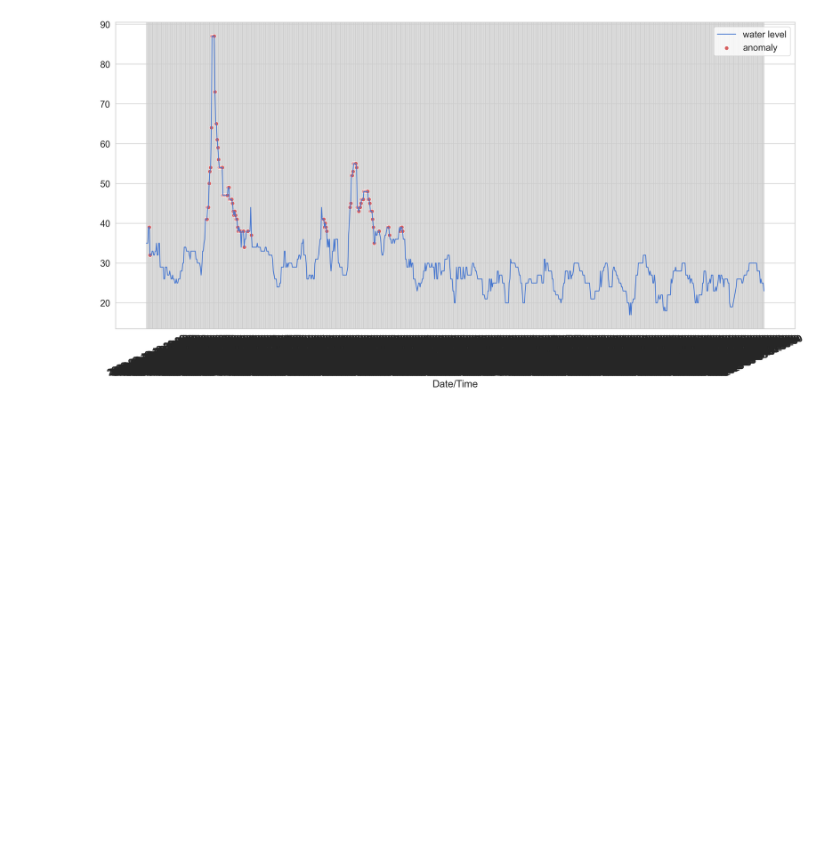
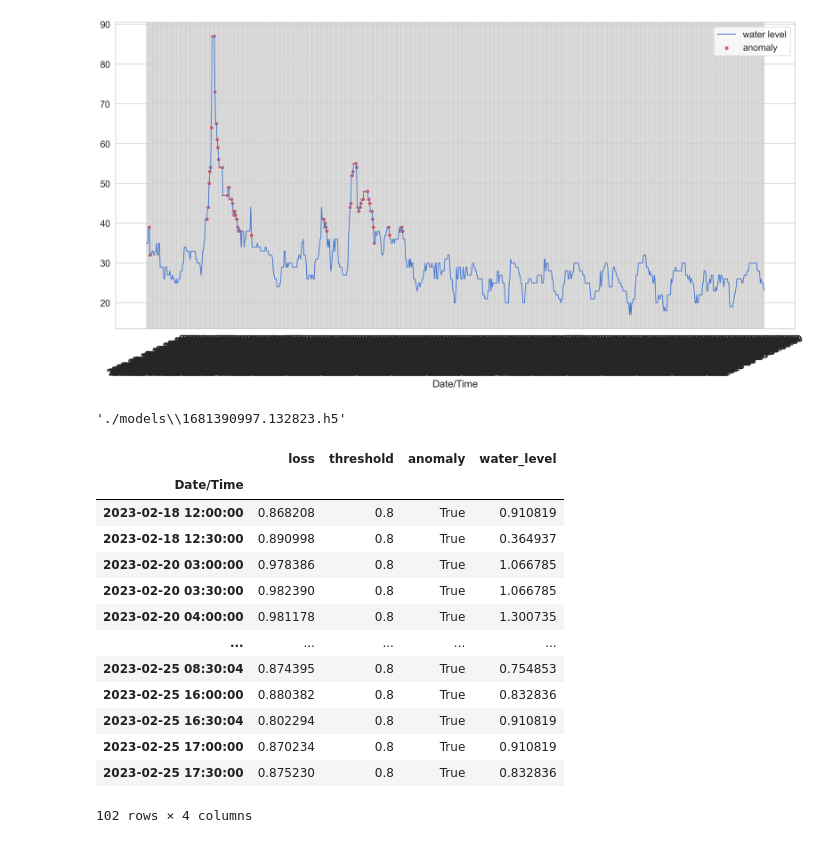
Before and after one commit to IVL-Research/lia-outlier-detection, a Jupyter notebook: lstm.ipynb, the cells around one changed output. Saved outputs shown, nothing was run; the diff lists cells and outputs as text; code cells hidden in the pictures; blank space fills up the shorter version.

Commit message:
Working on implementing the model to the plotting code

```diff
--- a/lstm.ipynb
+++ b/lstm.ipynb
@@ -86,7 +88,7 @@ def plot_training_loss(trained_model):
     plt.plot(trained_model.history.history["val_loss"], label="test")
     plt.legend()
 
-def predict(model, X):  # Varför en predict på data vi tränat på?
+def predict(model, X):  # Sämsta funktionen någonsin. :)
     return model.predict(X)
 
 def mae_loss(X_pred, X):
@@ -96,7 +98,7 @@ def plot_mae_loss(mae_loss):
     sns.distplot(mae_loss, bins=50, kde=True)
 
 
-def create_test_score_df(test, time_steps, mae_loss, threshold, column):
+def create_test_score_df(test, time_steps, mae_loss, threshold, column):  # Do another without time steps?
     test_score_df = pd.DataFrame(index=test[time_steps:].index)
     test_score_df["loss"] = mae_loss
     test_score_df["threshold"] = threshold
@@ -135,5 +137,17 @@ def scatter_anomalies(anomaly_df, scaler):
     s=52,
     label="anomaly")
 
-def save_model():
-    pass
+def load_model():
+    model_dir = "./models"
+    model_files = glob.glob(os.path.join(model_dir, "*.h5"))
+    model_files.sort(key=os.path.getctime, reverse=True)
+    latest_model_file = model_files[0]
+    loaded_model = keras.saving.load_model(latest_model_file)
+    return loaded_model
+
+def save_model(model):
+    # Ska alla modeller sparas, eller bara den senaste modellen? Och som .h5?
+    dt = datetime.datetime.now()
+    unix_time = dt.timestamp()
+    path = f"./models/{unix_time}.h5"
+    model.save(path)
@@ -139,0 +186,3 @@ def save_model():
+# %%
+df = pd.read_csv("data/manipulated_data.csv", delimiter=";", header=3)  #, index_col="Date/Time")
+df.columns
@@ -140,6 +191,6 @@ def save_model():
 # %%
-df = pd.read_csv("data/manipulated_data.csv", delimiter=";", header=3, index_col="Date/Time")
 
+df["Date/Time"] = pd.to_datetime(df["Date/Time"])  # Unnamed: 0
 train, test = train_test_split(df, 0.95)
 train, test, scaler = scale_values(train, test, "Water level, Nap (cm)")
 
@@ -155,5 +206,6 @@ X_test, y_test = create_dataset(
     test[["Water level, Nap (cm)"]],
     TIME_STEPS)
 
-model = create_model(X_train)
-model = train_auto_encoder(model, X_train, y_train)
+# model = create_model(X_train)
+# model = train_auto_encoder(model, X_train, y_train)
+model = load_model()
@@ -178,3 +258,29 @@ plot_df_with_anomalies(test, TIME_STEPS, scaler, "Water level, Nap (cm)", anomal
+# %%
+model_dir = "./models"
+model_files = glob.glob(os.path.join(model_dir, "*.h5"))
+model_files.sort(key=os.path.getctime, reverse=True)
+latest_model_file = model_files[0]
+model = keras.saving.load_model(latest_model_file)
+latest_model_file
+# %% [output]
+'./models\\1681390997.132823.h5'
+# %%
+anomalies
+# %% [output]
+|  | loss | threshold | anomaly | water_level |
+| Date/Time |  |  |  |  |
+| 2023-02-18 12:00:00 | 0.868208 | 0.8 | True | 0.910819 |
+| 2023-02-18 12:30:00 | 0.890998 | 0.8 | True | 0.364937 |
+| 2023-02-20 03:00:00 | 0.978386 | 0.8 | True | 1.066785 |
+| 2023-02-20 03:30:00 | 0.982390 | 0.8 | True | 1.066785 |
+| 2023-02-20 04:00:00 | 0.981178 | 0.8 | True | 1.300735 |
+| ... | ... | ... | ... | ... |
+| 2023-02-25 08:30:04 | 0.874395 | 0.8 | True | 0.754853 |
+| 2023-02-25 16:00:00 | 0.880382 | 0.8 | True | 0.832836 |
+| 2023-02-25 16:30:04 | 0.802294 | 0.8 | True | 0.910819 |
+| 2023-02-25 17:00:00 | 0.870234 | 0.8 | True | 0.910819 |
+| 2023-02-25 17:30:00 | 0.875230 | 0.8 | True | 0.832836 |
+102 rows × 4 columns
 # %%
 """ # När vi skapar ett Sequentialobjekt, läggs alla layers på modellen i den ordning de kommer i koden.
 model = keras.Sequential()
```
Also changed, not shown: parts of 7 cells of this notebook, 2 other files.
